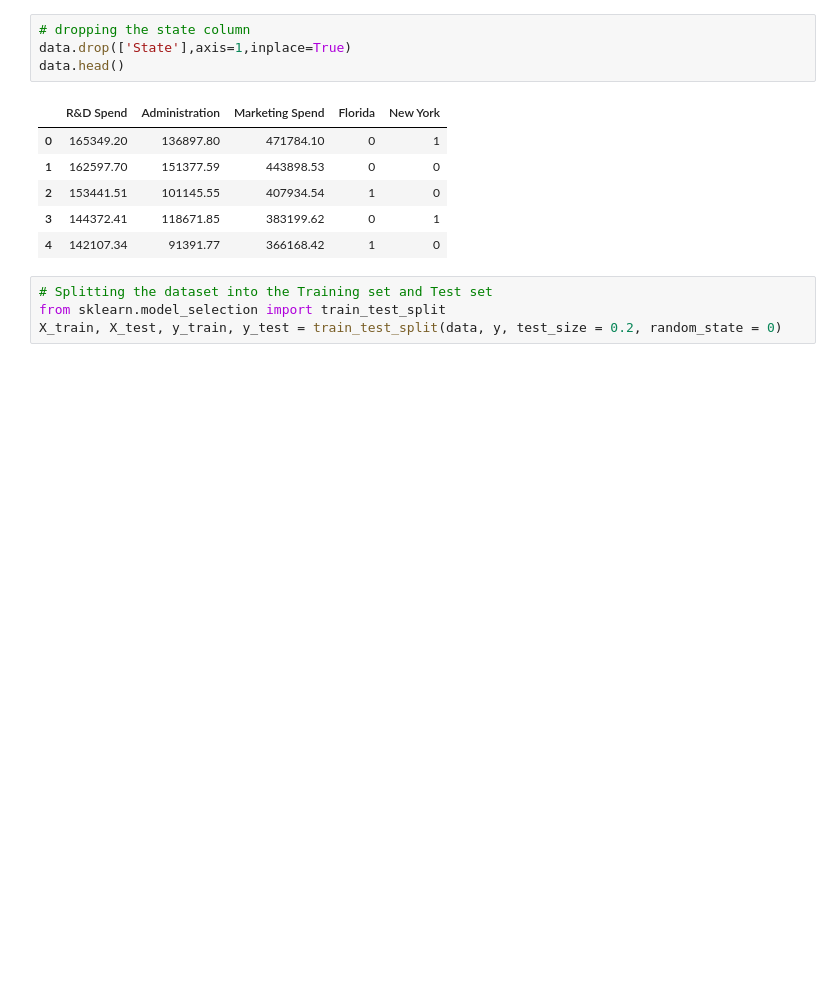
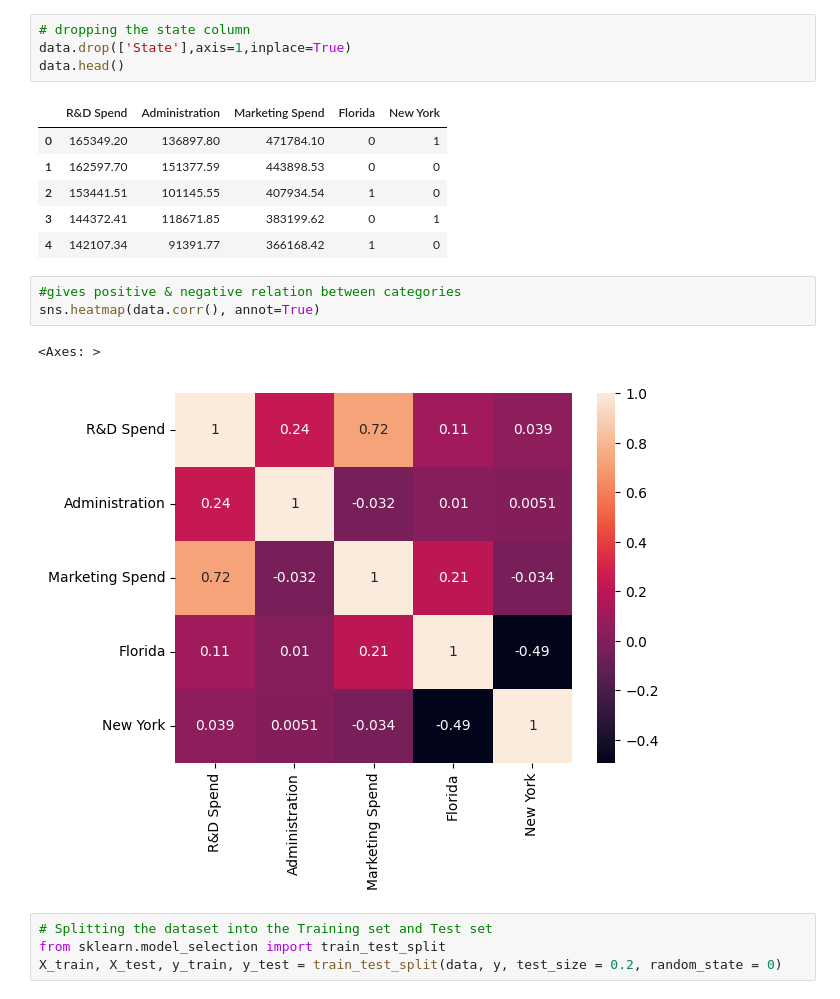
Before and after one commit to IsabelManiega/IA_Python, a Jupyter notebook: Ejercicios/Ejercicio 3/Ejercicio_3-Resuelto.ipynb, the cells around one changed output. Cells and saved outputs as stored; diff of their text form; blank space fills up the shorter version.

```diff
--- a/Ejercicios/Ejercicio 3/Ejercicio_3-Resuelto.ipynb
+++ b/Ejercicios/Ejercicio 3/Ejercicio_3-Resuelto.ipynb
@@ -123,6 +117,12 @@ data.head()
 | 2 | 153441.51 | 101145.55 | 407934.54 | 1 | 0 |
 | 3 | 144372.41 | 118671.85 | 383199.62 | 0 | 1 |
 | 4 | 142107.34 | 91391.77 | 366168.42 | 1 | 0 |
+# %%
+#gives positive & negative relation between categories
+sns.heatmap(data.corr(), annot=True)
+# %% [output]
+<Axes: >
+[figure, new version]
 # %%
 # Splitting the dataset into the Training set and Test set
 from sklearn.model_selection import train_test_split
```
Also changed, not shown: parts of 1 cell of this notebook.
